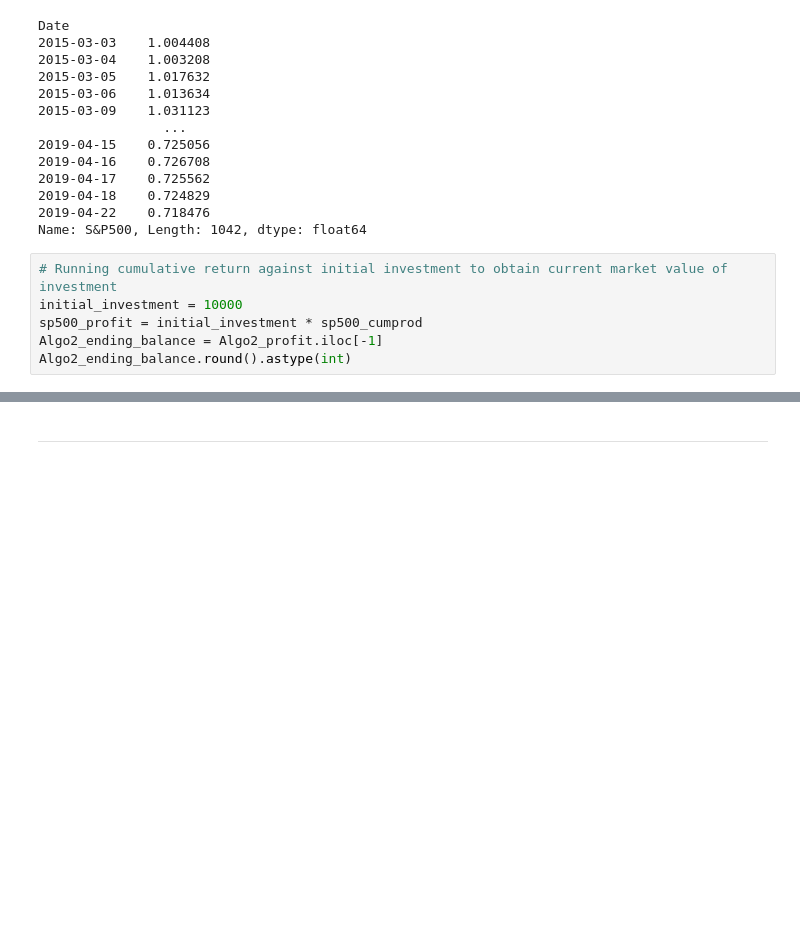
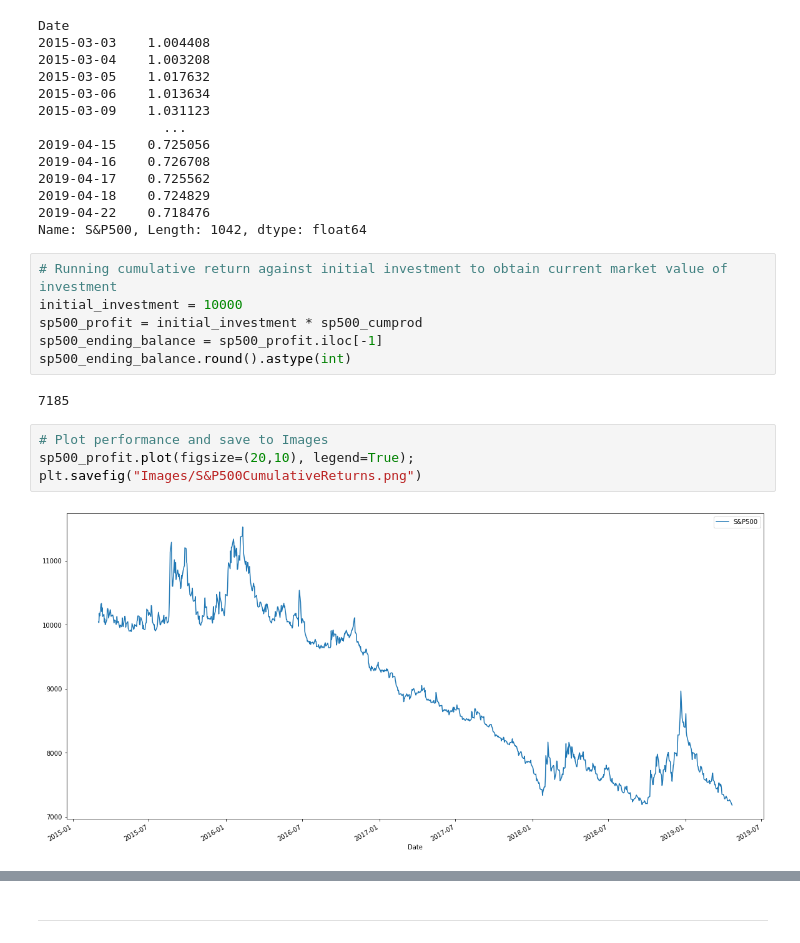
Before and after one commit to jordan-gilmartin/pandas-portfolio-analysis, a Jupyter notebook: whale_analysis.ipynb, the cells around one changed output, grey strips where cells are left out. Saved outputs shown, nothing was run; the diff lists cells and outputs as text; blank space fills up the shorter version.

Commit message:
plotted overlay of cumulative returns

```diff
--- a/whale_analysis.ipynb
+++ b/whale_analysis.ipynb
@@ -657,5 +657,13 @@ Name: S&P500, Length: 1042, dtype: float64
 # Running cumulative return against initial investment to obtain current market value of investment
 initial_investment = 10000
 sp500_profit = initial_investment * sp500_cumprod
-Algo2_ending_balance = Algo2_profit.iloc[-1]
-Algo2_ending_balance.round().astype(int)
+sp500_ending_balance = sp500_profit.iloc[-1]
+sp500_ending_balance.round().astype(int)
+# %% [output]
+7185
+# %%
+# Plot performance and save to Images
+sp500_profit.plot(figsize=(20,10), legend=True);
+plt.savefig("Images/S&P500CumulativeReturns.png")
+# %% [output]
+[figure, added]
```
Also changed, not shown: parts of 1 cell of this notebook, 1 other file.
